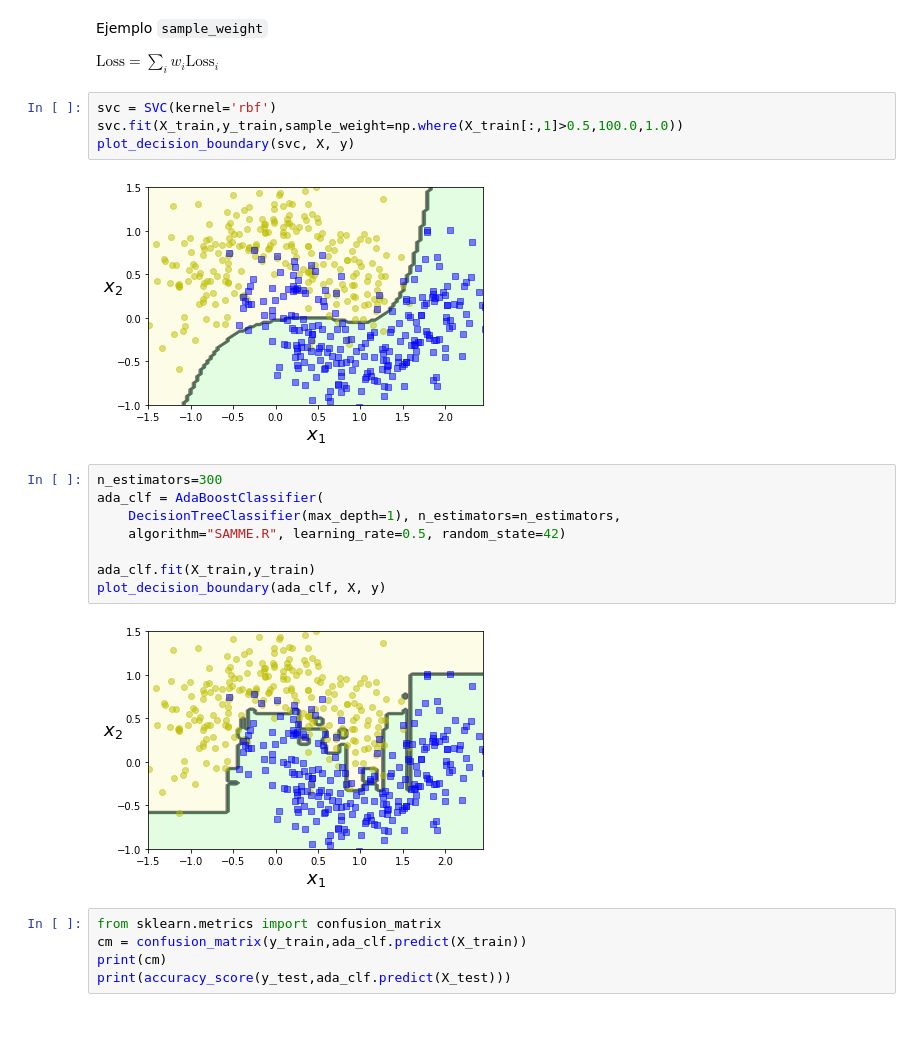
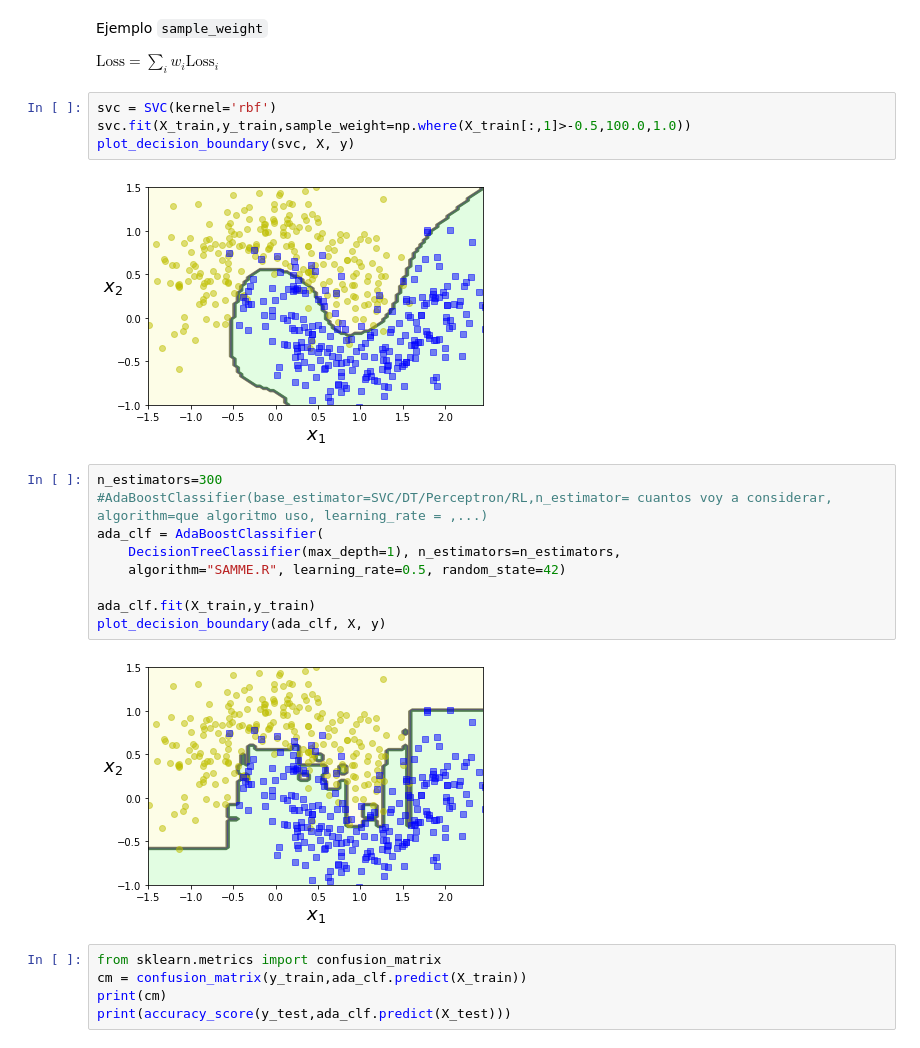
Before and after one commit to naikymen/ML_UNSAM, a Jupyter notebook: 14_Boosting.ipynb, the cells around one changed output. Saved outputs shown, nothing was run; the diff lists cells and outputs as text.

```diff
--- a/14_Boosting.ipynb
+++ b/14_Boosting.ipynb
@@ -83,12 +83,13 @@ Ejemplo `sample_weight`
 $ \text{Loss} = \sum_{i}w_{i}\text{Loss}_{i}$
 # %%
 svc = SVC(kernel='rbf')
-svc.fit(X_train,y_train,sample_weight=np.where(X_train[:,1]>0.5,100.0,1.0))
+svc.fit(X_train,y_train,sample_weight=np.where(X_train[:,1]>-0.5,100.0,1.0))
 plot_decision_boundary(svc, X, y)
 # %% [output]
-[figure, old version]
+[figure, new version]
 # %%
 n_estimators=300
+#AdaBoostClassifier(base_estimator=SVC/DT/Perceptron/RL,n_estimator= cuantos voy a considerar, algorithm=que algoritmo uso, learning_rate = ,...)
 ada_clf = AdaBoostClassifier(
     DecisionTreeClassifier(max_depth=1), n_estimators=n_estimators,
     algorithm="SAMME.R", learning_rate=0.5, random_state=42)
```
Also changed, not shown: parts of 24 cells of this notebook.
